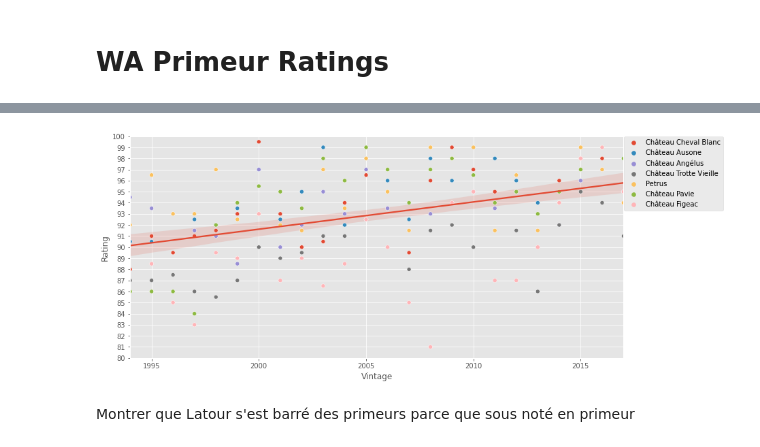
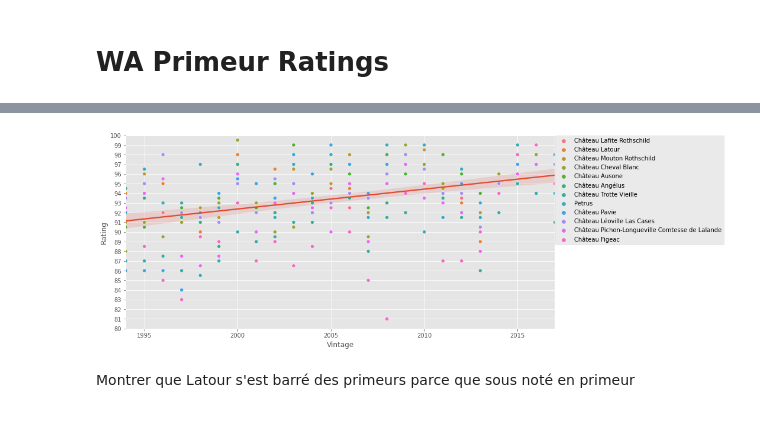
Before and after one commit to RoucherA/WineML, a Jupyter notebook: data_exploration_prices_ratings.ipynb, the cells around one changed output, grey strips where cells are left out. Cells and saved outputs as stored; diff of their text form; code cells hidden in the pictures.

```diff
--- a/data_exploration_prices_ratings.ipynb
+++ b/data_exploration_prices_ratings.ipynb
@@ -102,13 +102,14 @@ medoc_wines = ['Château Lafite Rothschild',
                'Château Pichon-Longueville Comtesse de Lalande',
                'Château Montrose',
                'Château Ducru-Beaucaillou',
-               'Château Pichon-Longueville Baron',
                'Château Léoville Las Cases'
                ]
 
 st_em_wines = ['Château Cheval Blanc',
-               'Château Ausone','Château Angélus',
-               'Château Trotte Vieille','Château Pavie',
+               'Château Ausone',
+               'Château Angélus',
+               'Château Trotte Vieille',
+               'Château Pavie',
                'Petrus',
                'Château Figeac']
 # %% [output]
@@ -374,19 +358,19 @@ display(ratings.head())
 | 3 | Château Lafite Rothschild | Médoc | 1997 | 90.0 | 93.0 | 1998-04-01 | Robert Parker |
 | 4 | Château Lafite Rothschild | Médoc | 1998 | 91.0 | 94.0 | 1999-04-01 | Robert Parker |
 # %%
-top_wines = st_em_wines
+top_wines = st_em_wines + medoc_wines
 plt.figure(figsize=(13,6))
 ratings['Rating'] = (ratings['Rating - LB'] + ratings['Rating - HB'])/2
 ratings = ratings[ratings['Chateau'].isin(top_wines)]
 sns.regplot(data=ratings, x='Vintage', y='Rating', scatter=False)
 
 sns.scatterplot(data=ratings, x='Vintage', y='Rating',hue='Chateau')
 plt.legend(bbox_to_anchor=(1.001, 1),borderaxespad=0)
 plt.ylim([80,100])
 plt.yticks(range(80, 101))
 plt.savefig('views/RP_ratings.png', bbox_inches='tight')
 # %% [output]
-[figure, old version]
+[figure, new version]
 # %% [markdown]
 Montrer que Latour s'est barré des primeurs parce que sous noté en primeur
 # %%
```
Also changed, not shown: parts of 10 cells of this notebook, 3 other files.
